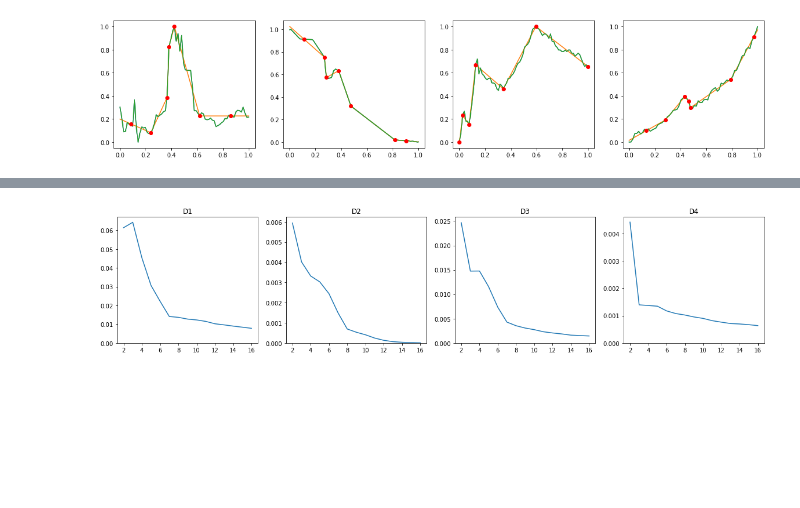
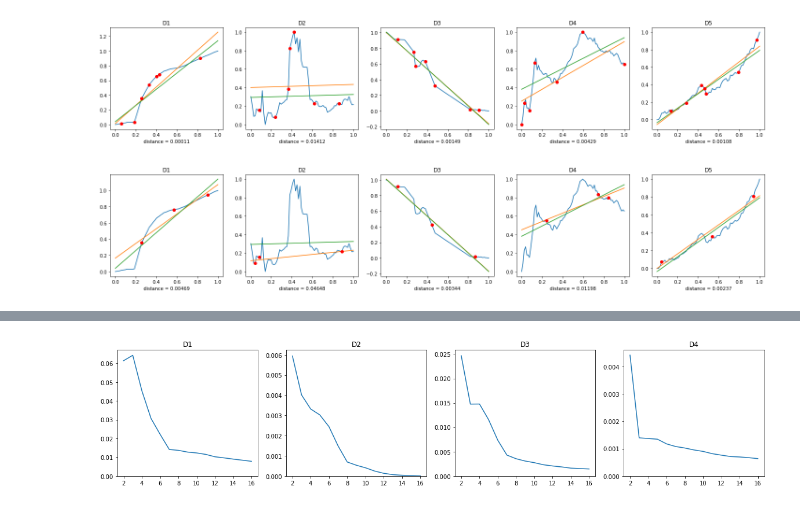
Before and after one commit to captainhoji/viz-sampling-mt, a Jupyter notebook: pipeline.ipynb, the cells around one changed output, grey strips where cells are left out. Saved outputs shown, nothing was run; the diff lists cells and outputs as text; code cells hidden in the pictures; blank space fills up the shorter version.

```diff
--- a/pipeline.ipynb
+++ b/pipeline.ipynb
@@ -238,33 +285,10 @@ def T_PLRecursion(x, y, prevx, n, recnp, recdist):
-# %%
-f = plt.figure()
-f.set_figwidth(20)
-
-errors = []
-
-for i in range(4):
-    d = DD[i]
-    dx = d.iloc[:, 0].to_numpy()
-    dy = d.iloc[:, 1].to_numpy()
-
-    mindist = math.inf
-    mins = []
-    for j in range(2, 8):
-        s, distance = T_PL(dx.reshape(-1, 1), dy, j, i)
-#         distance += 0.001*j #regularization
-        if distance < mindist:
-            mindist = distance
-            mins = s
-
-    model = H_PL(mins[0], mins[1])
-    dhy = model.predict(dx)
-
-    modelraw = H_PL(dx, dy)
-    rawdhy = modelraw.predict(dx)
-
-    plt.subplot(1, len(DD), (i+1))
-    plt.plot(dx,dy)
-    plt.plot(dx,dhy)
-    plt.plot(dx,rawdhy)
-    plt.plot(mins[0], mins[1], 'ro')
-# %% [output]
-[figure, removed]
+# %%
+pipeline = Pipeline(human_proxy=H_OLS, teacher=T_PL7, evaluator=E_MSE)
+pipeline.generate_plots(DD)
+# %% [output]
+[figure, added]
+# %%
+pipeline = Pipeline(human_proxy=H_OLS, teacher=T_quad3, evaluator=E_MSE)
+pipeline.generate_plots(DD)
+# %% [output]
+[figure, added]
```
Also changed, not shown: parts of 10 cells of this notebook, 11 other files.
